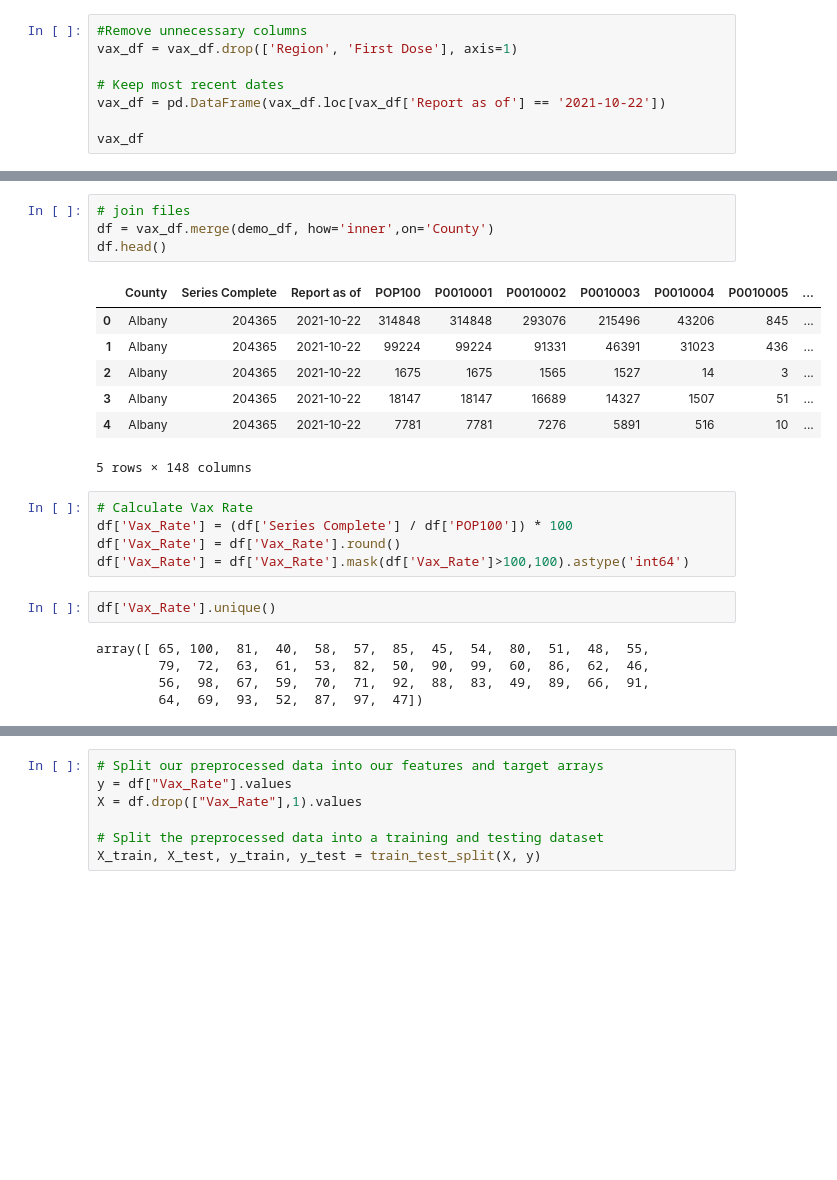
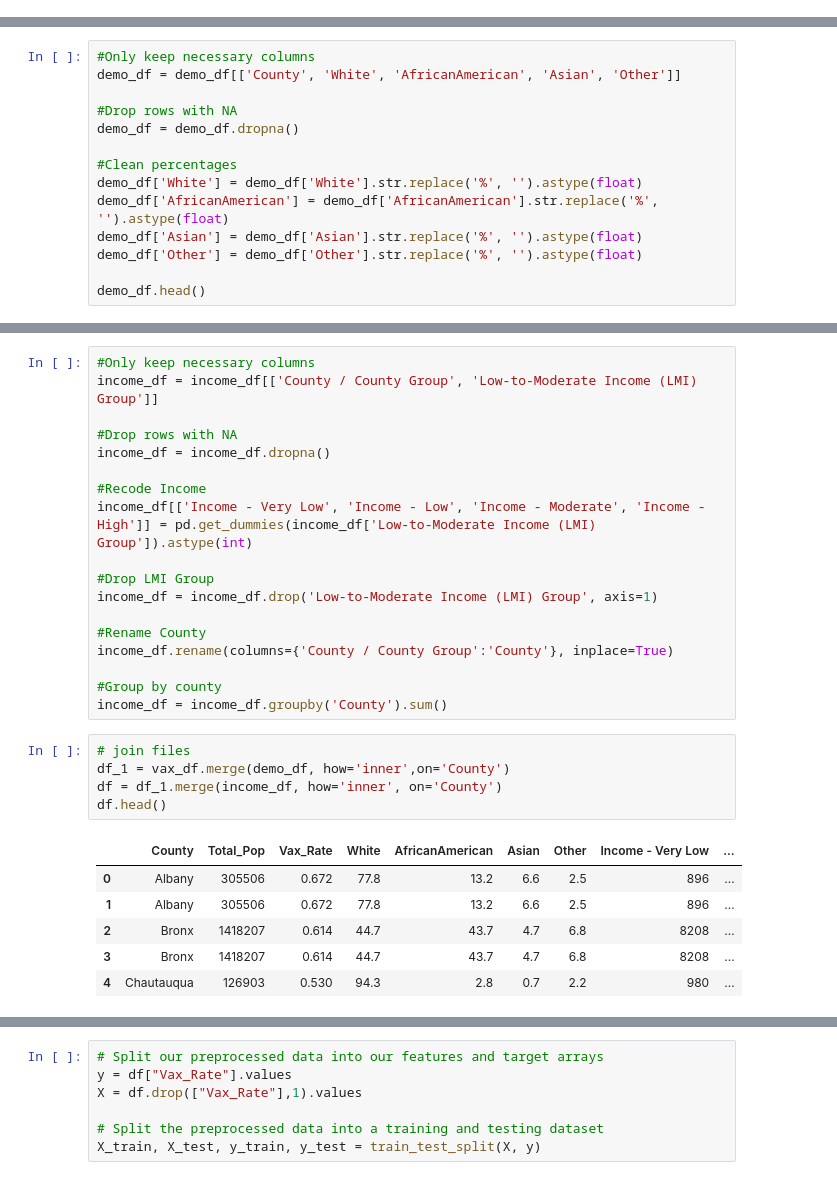
Before and after one commit to Anoobis5/COVID_GeoJSON_FinalProject, a Jupyter notebook: COVID_Vax_Prediction.ipynb, the cells around one changed output, grey strips where cells are left out. Cells and saved outputs as stored; diff of their text form; blank space fills up the shorter version.

Commit message:
Update ML Model with new data

```diff
--- a/COVID_Vax_Prediction.ipynb
+++ b/COVID_Vax_Prediction.ipynb
@@ -50,8 +27,0 @@ demo_df
-# %%
-#Remove unnecessary columns
-vax_df = vax_df.drop(['Region', 'First Dose'], axis=1)
-
-# Keep most recent dates
-vax_df = pd.DataFrame(vax_df.loc[vax_df['Report as of'] == '2021-10-22'])
-
-vax_df
@@ -71,0 +56,14 @@ vax_df
+# %%
+#Only keep necessary columns
+demo_df = demo_df[['County', 'White', 'AfricanAmerican', 'Asian', 'Other']]
+
+#Drop rows with NA
+demo_df = demo_df.dropna()
+
+#Clean percentages
+demo_df['White'] = demo_df['White'].str.replace('%', '').astype(float)
+demo_df['AfricanAmerican'] = demo_df['AfricanAmerican'].str.replace('%', '').astype(float)
+demo_df['Asian'] = demo_df['Asian'].str.replace('%', '').astype(float)
+demo_df['Other'] = demo_df['Other'].str.replace('%', '').astype(float)
+
+demo_df.head()
@@ -72,25 +77,31 @@ vax_df
+# %%
+#Only keep necessary columns
+income_df = income_df[['County / County Group', 'Low-to-Moderate Income (LMI) Group']]
+
+#Drop rows with NA
+income_df = income_df.dropna()
+
+#Recode Income
+income_df[['Income - Very Low', 'Income - Low', 'Income - Moderate', 'Income - High']] = pd.get_dummies(income_df['Low-to-Moderate Income (LMI) Group']).astype(int)
+
+#Drop LMI Group
+income_df = income_df.drop('Low-to-Moderate Income (LMI) Group', axis=1)
+
+#Rename County
+income_df.rename(columns={'County / County Group':'County'}, inplace=True)
+
+#Group by county
+income_df = income_df.groupby('County').sum()
 # %%
 # join files
-df = vax_df.merge(demo_df, how='inner',on='County')
+df_1 = vax_df.merge(demo_df, how='inner',on='County')
+df = df_1.merge(income_df, how='inner', on='County')
 df.head()
 # %% [output]
-|  | County | Series Complete | Report as of | POP100 | P0010001 | P0010002 | P0010003 | P0010004 | P0010005 | ... |
-| 0 | Albany | 204365 | 2021-10-22 | 314848 | 314848 | 293076 | 215496 | 43206 | 845 | ... |
-| 1 | Albany | 204365 | 2021-10-22 | 99224 | 99224 | 91331 | 46391 | 31023 | 436 | ... |
-| 2 | Albany | 204365 | 2021-10-22 | 1675 | 1675 | 1565 | 1527 | 14 | 3 | ... |
-| 3 | Albany | 204365 | 2021-10-22 | 18147 | 18147 | 16689 | 14327 | 1507 | 51 | ... |
-| 4 | Albany | 204365 | 2021-10-22 | 7781 | 7781 | 7276 | 5891 | 516 | 10 | ... |
+|  | County | Total_Pop | Vax_Rate | White | AfricanAmerican | Asian | Other | Income - Very Low | ... |
+| 0 | Albany | 305506 | 0.672 | 77.8 | 13.2 | 6.6 | 2.5 | 896 | ... |
+| 1 | Albany | 305506 | 0.672 | 77.8 | 13.2 | 6.6 | 2.5 | 896 | ... |
+| 2 | Bronx | 1418207 | 0.614 | 44.7 | 43.7 | 4.7 | 6.8 | 8208 | ... |
+| 3 | Bronx | 1418207 | 0.614 | 44.7 | 43.7 | 4.7 | 6.8 | 8208 | ... |
+| 4 | Chautauqua | 126903 | 0.530 | 94.3 | 2.8 | 0.7 | 2.2 | 980 | ... |
-5 rows × 148 columns
-# %%
-# Calculate Vax Rate
-df['Vax_Rate'] = (df['Series Complete'] / df['POP100']) * 100
-df['Vax_Rate'] = df['Vax_Rate'].round()
-df['Vax_Rate'] = df['Vax_Rate'].mask(df['Vax_Rate']>100,100).astype('int64')
-# %%
-df['Vax_Rate'].unique()
-# %% [output]
-array([ 65, 100,  81,  40,  58,  57,  85,  45,  54,  80,  51,  48,  55,
-        79,  72,  63,  61,  53,  82,  50,  90,  99,  60,  86,  62,  46,
-        56,  98,  67,  59,  70,  71,  92,  88,  83,  49,  89,  66,  91,
-        64,  69,  93,  52,  87,  97,  47])
 # %%
```
Also changed, not shown: parts of 19 cells of this notebook, 1 other file.
